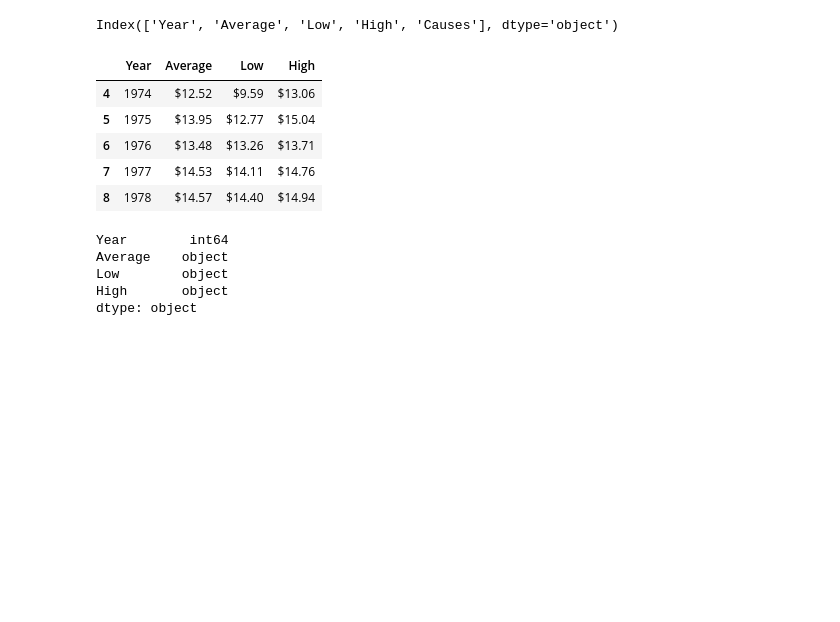
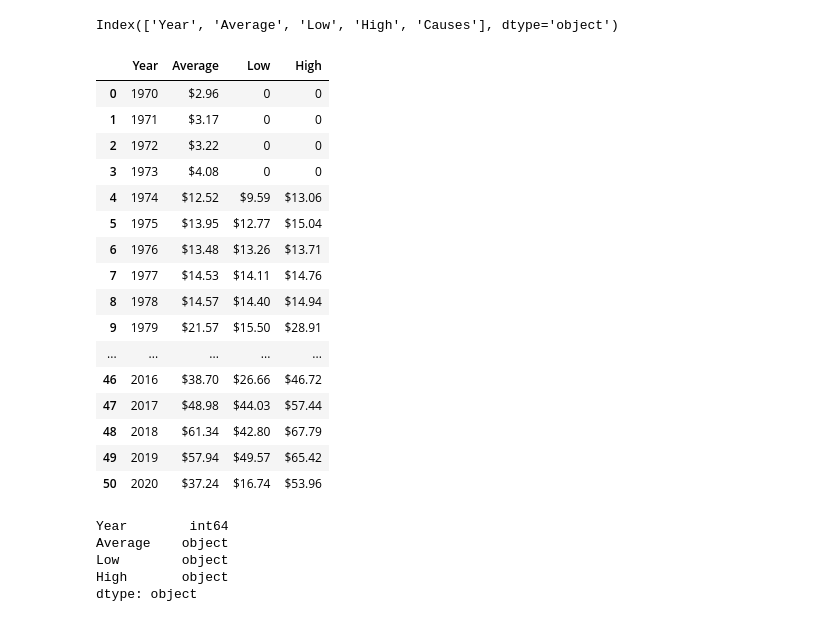
Before and after one commit to Ayomi-tech/Silver-Price-and-Oil-Price-interaction, a Jupyter notebook: Scrapping_oil_price_example3.ipynb, the cells around one changed output. Saved outputs shown, nothing was run; the diff lists cells and outputs as text; code cells hidden in the pictures; blank space fills up the shorter version.

```diff
--- a/Scrapping_oil_price_example3.ipynb
+++ b/Scrapping_oil_price_example3.ipynb
@@ -32,17 +38,32 @@ Index(['Year', 'Average', 'Low', 'High', 'Causes'], dtype='object')
 # %%
 # to drop a column:
 df = df_list.drop(['Causes'], axis=1)
+# %%
+#df.loc[df["low"] == " N.A.", ["low","high"]] = 0
+df.loc[df["Low"]== "N.A.", ['Low', 'High']] = 0
+df
+# %% [output]
+|  | Year | Average | Low | High |
+| 0 | 1970 | $2.96 | 0 | 0 |
+| 1 | 1971 | $3.17 | 0 | 0 |
+| 2 | 1972 | $3.22 | 0 | 0 |
+| 3 | 1973 | $4.08 | 0 | 0 |
+| 4 | 1974 | $12.52 | $9.59 | $13.06 |
+| 5 | 1975 | $13.95 | $12.77 | $15.04 |
+| 6 | 1976 | $13.48 | $13.26 | $13.71 |
+| 7 | 1977 | $14.53 | $14.11 | $14.76 |
+| 8 | 1978 | $14.57 | $14.40 | $14.94 |
+| 9 | 1979 | $21.57 | $15.50 | $28.91 |
+| ... | ... | ... | ... | ... |
+| 46 | 2016 | $38.70 | $26.66 | $46.72 |
+| 47 | 2017 | $48.98 | $44.03 | $57.44 |
+| 48 | 2018 | $61.34 | $42.80 | $67.79 |
+| 49 | 2019 | $57.94 | $49.57 | $65.42 |
+| 50 | 2020 | $37.24 | $16.74 | $53.96 |
 # %%
 #to drop rows:
-df1 = df.drop([0, 1, 2, 3])
-df1.head()
+#df1 = df.drop([0, 1, 2, 3])
+#df1.head()
-# %% [output]
-|  | Year | Average | Low | High |
-| 4 | 1974 | $12.52 | $9.59 | $13.06 |
-| 5 | 1975 | $13.95 | $12.77 | $15.04 |
-| 6 | 1976 | $13.48 | $13.26 | $13.71 |
-| 7 | 1977 | $14.53 | $14.11 | $14.76 |
-| 8 | 1978 | $14.57 | $14.40 | $14.94 |
 # %%
 df1.dtypes
 # %% [output]
```
Also changed, not shown: parts of 3 cells of this notebook, 1 other file.
